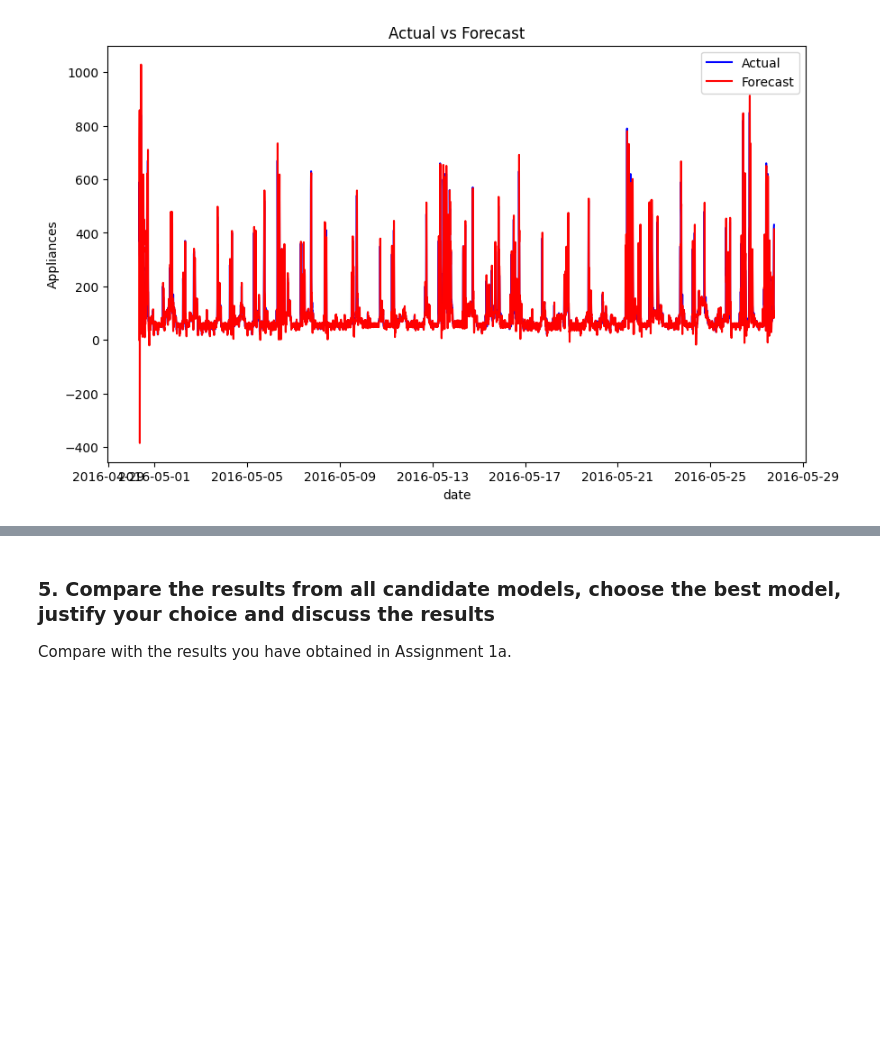
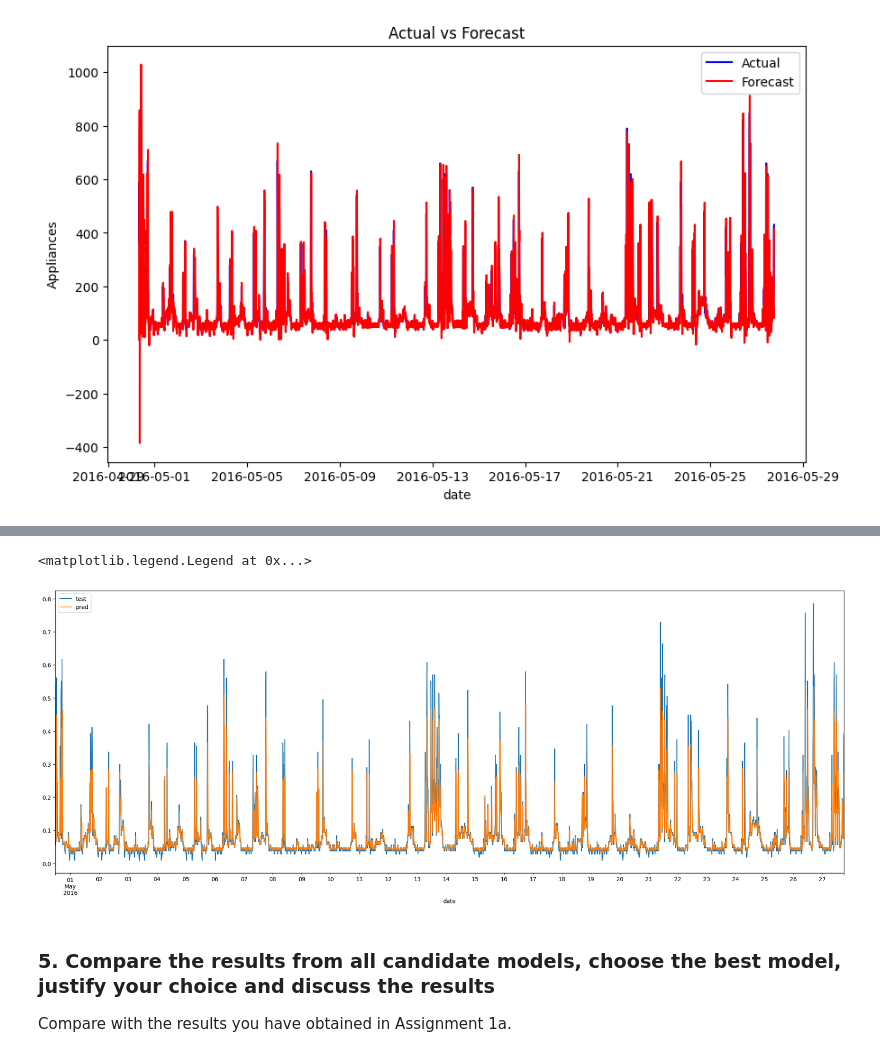
Before and after one commit to yuqingc31/MiningBigData, a Jupyter notebook: assignment2/a1841612_yuqingchen_assign1b.ipynb, the cells around one changed output, grey strips where cells are left out. Cells and saved outputs as stored; diff of their text form; code cells hidden in the pictures; blank space fills up the shorter version.

Commit message:
complete LSTM

```diff
--- a/assignment2/a1841612_yuqingchen_assign1b.ipynb
+++ b/assignment2/a1841612_yuqingchen_assign1b.ipynb
@@ -260,0 +345,19 @@ plt.show()
+# %%
+K.clear_session()
+# 创建一个序列模型
+model = Sequential()
+
+# 添加第一层LSTM，包含30个单元，并返回完整的输出序列，输入形状为 (18, 1)
+model.add(LSTM(30, return_sequences=True, input_shape=(18, 1)))
+
+# 添加第二层LSTM，包含42个单元，但只返回最后一个时间步的输出
+model.add(LSTM(42, return_sequences=False))
+
+# 添加一个具有1个神经元的全连接层，使用sigmoid激活函数生成输出
+model.add(Dense(1, activation='sigmoid'))
+
+# 使用均方误差损失和Adam优化器编译模型
+model.compile(loss='mean_squared_error', optimizer='adam')
+
+# 打印模型的摘要信息，包括每一层的参数数量和总体模型结构
+model.summary()
@@ -260,0 +380,7 @@ plt.show()
+# %%
+early_stop = EarlyStopping(monitor='loss', patience=5, verbose=1)
+# %%
+model.fit(x_train_t, y_train, epochs=50,
+          batch_size=20, verbose=1, callbacks=[early_stop])
+
+y_pred = model.predict(x_test_t)
@@ -260,0 +405,5 @@ plt.show()
+# %%
+model.fit(x_train_t, y_train, epochs=50,
+          batch_size=20, verbose=1, callbacks=[early_stop])
+
+y_pred = model.predict(x_test_t)
@@ -261,3 +428,17 @@ plt.show()
+# %%
+t_df=test_scaled_df.dropna()
+y_test_df=pd.DataFrame(y_test, columns=['Appliances'], index=t_df.index)
+y_pred_df=pd.DataFrame(y_pred, columns=['Appliances'], index=t_df.index)
+
+
+fig = plt.figure(figsize=(25, 9))
+ax1 = fig.add_subplot(111)
+y_test_df.plot(ax=ax1)
+y_pred_df.plot(ax=ax1)
+plt.legend(['test','pred'])
+# %% [output]
+<matplotlib.legend.Legend at 0x...>
+[figure, added]
 # %% [markdown]
 ### 5. Compare the results from all candidate models, choose the best model, justify your choice and discuss the results
 
```
Also changed, not shown: parts of 13 cells of this notebook.
